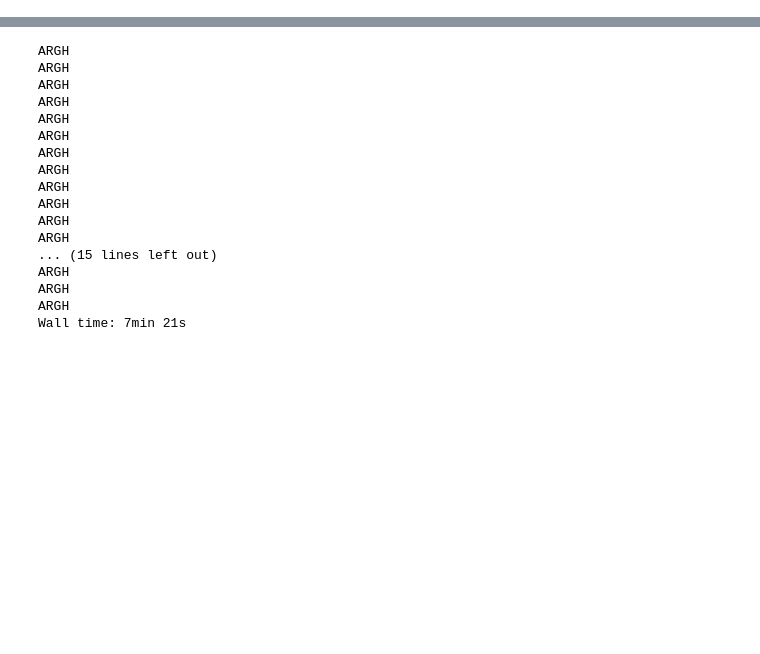
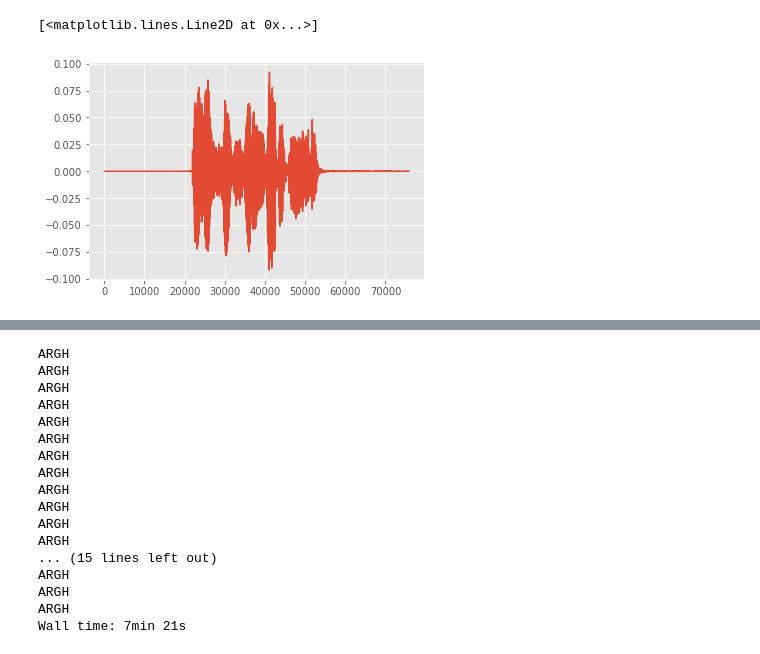
Before and after one commit to Chrisjw42/listenr-ml, a Jupyter notebook: 2. Data preprocessing.ipynb, the cells around one changed output, grey strips where cells are left out. Cells and saved outputs as stored; diff of their text form; code cells hidden in the pictures; blank space fills up the shorter version.

```diff
--- a/2. Data preprocessing.ipynb
+++ b/2. Data preprocessing.ipynb
@@ -38,0 +281,5 @@ array([           nan,            nan,            nan, ...,
+# %%
+plt.plot(y)
+# %% [output]
+[<matplotlib.lines.Line2D at 0x...>]
+[figure, added]
```
Also changed, not shown: parts of 48 cells of this notebook.
